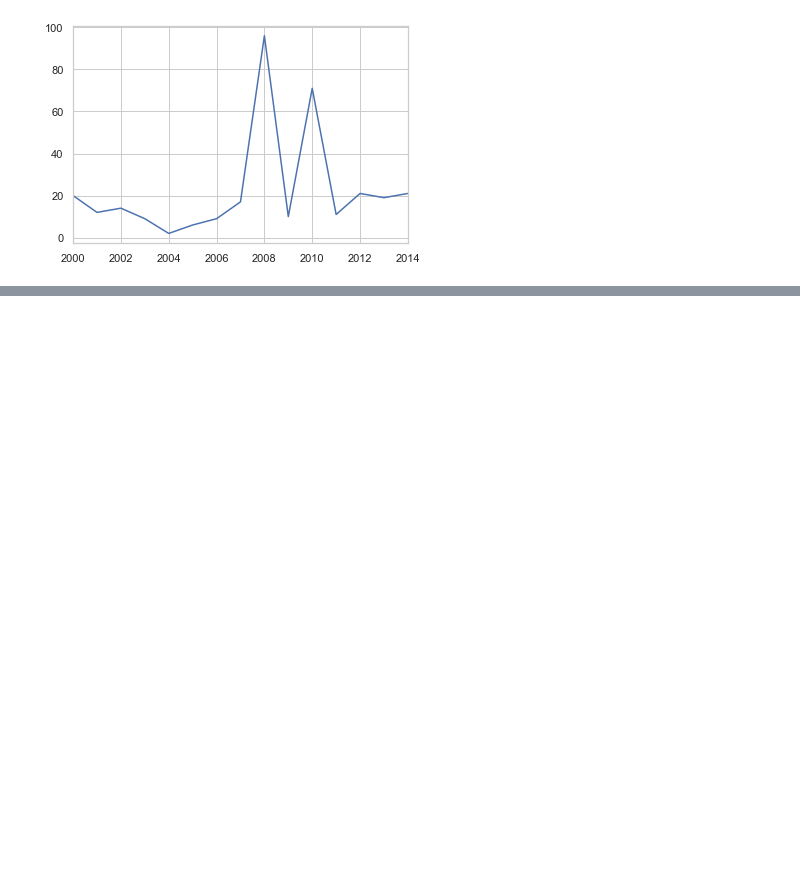
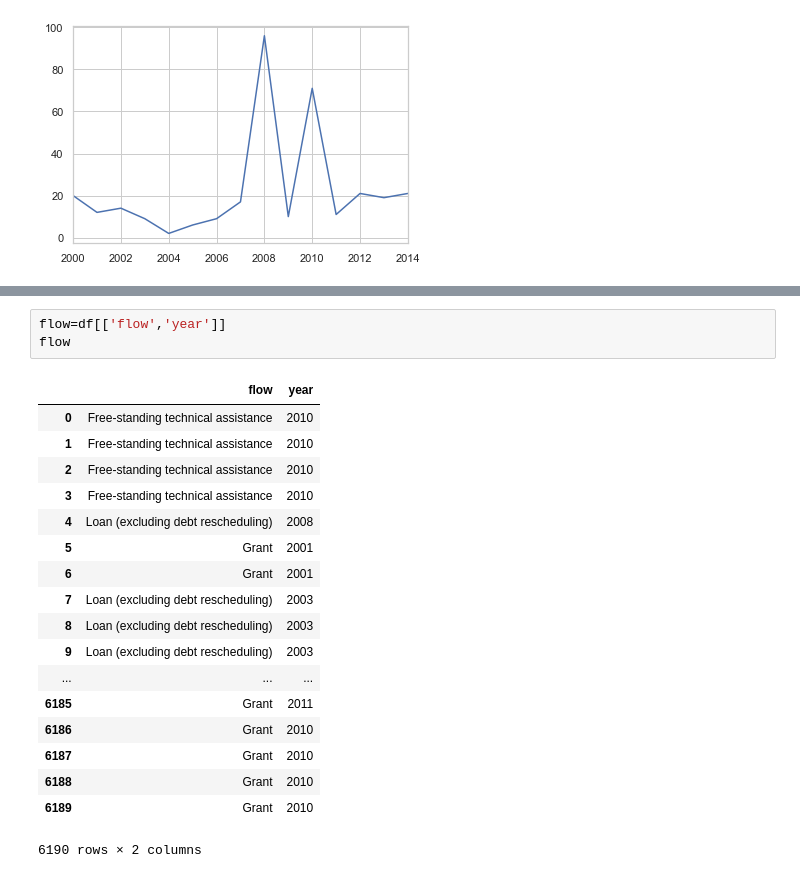
Before and after one commit to tongxuCai/datastudio, a Jupyter notebook: 2-cninvestment/2-cninvestment.ipynb, the cells around one changed output, grey strips where cells are left out. Saved outputs shown, nothing was run; the diff lists cells and outputs as text; blank space fills up the shorter version.

```diff
--- a/2-cninvestment/2-cninvestment.ipynb
+++ b/2-cninvestment/2-cninvestment.ipynb
@@ -310,0 +324,22 @@ plt.savefig('t-byyear.pdf')
+# %%
+flow=df[['flow','year']]
+flow
+# %% [output]
+|  | flow | year |
+| 0 | Free-standing technical assistance | 2010 |
+| 1 | Free-standing technical assistance | 2010 |
+| 2 | Free-standing technical assistance | 2010 |
+| 3 | Free-standing technical assistance | 2010 |
+| 4 | Loan (excluding debt rescheduling) | 2008 |
+| 5 | Grant | 2001 |
+| 6 | Grant | 2001 |
+| 7 | Loan (excluding debt rescheduling) | 2003 |
+| 8 | Loan (excluding debt rescheduling) | 2003 |
+| 9 | Loan (excluding debt rescheduling) | 2003 |
+| ... | ... | ... |
+| 6185 | Grant | 2011 |
+| 6186 | Grant | 2010 |
+| 6187 | Grant | 2010 |
+| 6188 | Grant | 2010 |
+| 6189 | Grant | 2010 |
+6190 rows × 2 columns
```
Also changed, not shown: parts of 13 cells of this notebook, 19 other files.
